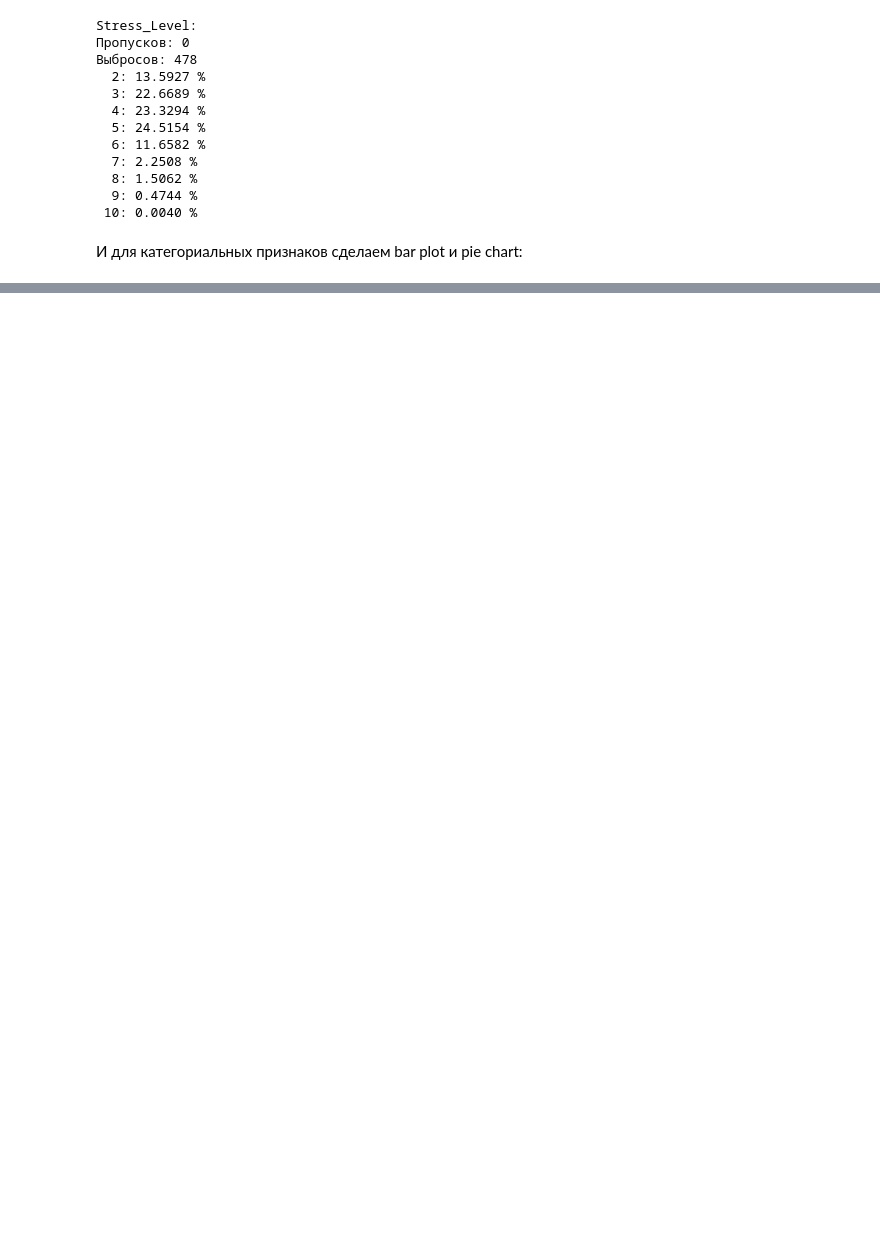
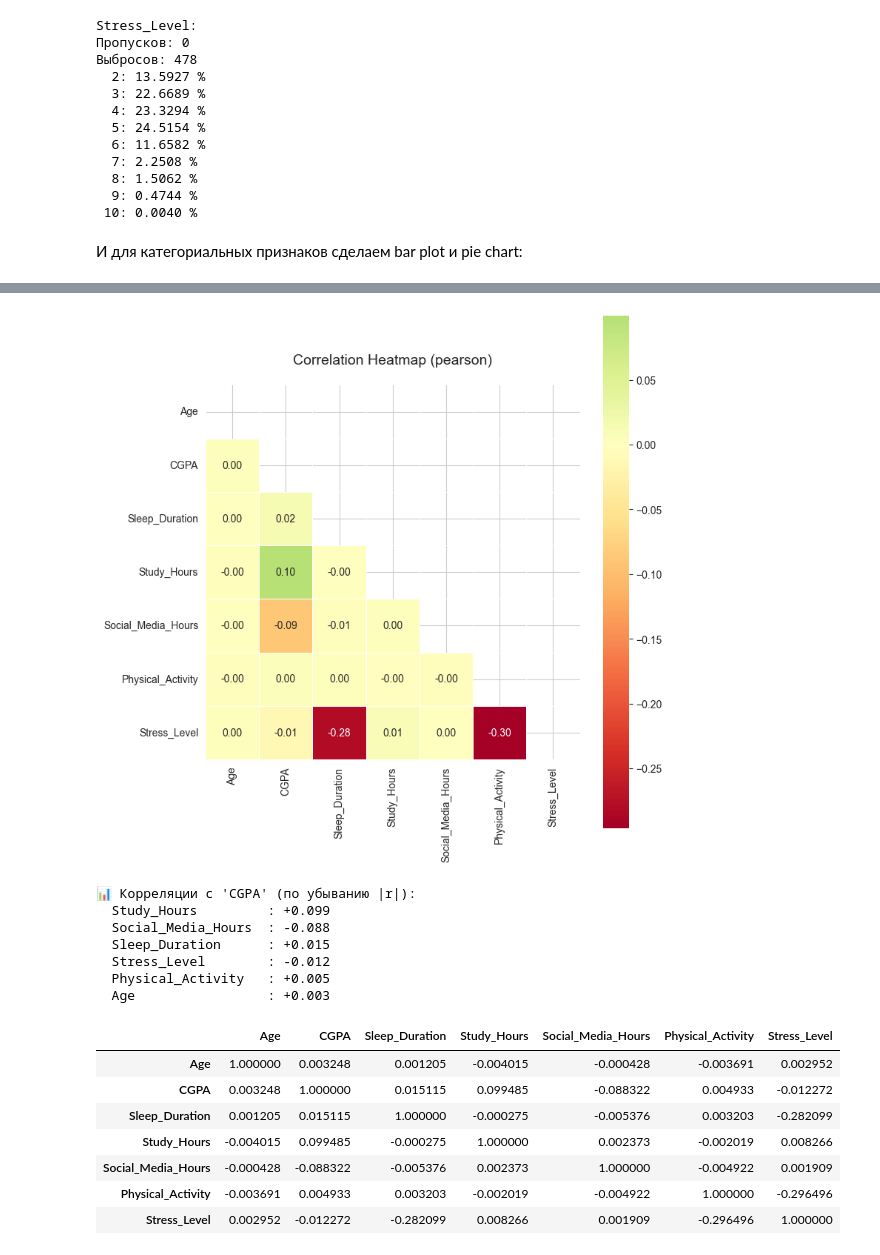
Before and after one commit to miniMlena/MAI_ML_lab1, a Jupyter notebook: task.ipynb, the cells around one changed output, grey strips where cells are left out. Drawn from its saved outputs; the diff is of its cells as text; code cells hidden in the pictures; blank space fills up the shorter version.

```diff
--- a/task.ipynb
+++ b/task.ipynb
@@ -322,0 +414,51 @@ for col in cat_columns:
+# %%
+def plot_correlation_heatmap(df, target_col=None, method='pearson', threshold=0.7):
+    """
+    Построение heatmap корреляций + анализ связей с таргетом
+
+    Parameters:
+    -----------
+    df : pd.DataFrame
+    target_col : str, optional — имя целевой переменной
+    method : str — 'pearson', 'spearman', 'kendall'
+    threshold : float — порог для выделения сильных корреляций
+    """
+    numeric = df.select_dtypes(include=[np.number])
+    corr = numeric.corr(method=method)
+
+    # Heatmap
+    plt.figure(figsize=(8, 8))
+    mask = np.triu(np.ones_like(corr, dtype=bool))
+    sns.heatmap(corr, mask=mask, annot=True, fmt='.2f', cmap='RdYlGn',
+                center=0, square=True, linewidths=0.5)
+    plt.title(f'Correlation Heatmap ({method})', fontsize=14, pad=20)
+    plt.tight_layout()
+    plt.show()
+
+    # Если есть таргет — показываем корреляции с ним
+    if target_col and target_col in corr.columns:
+        target_corr = corr[target_col].drop(target_col).sort_values(ascending=False, key=abs)
+        print(f"\n📊 Корреляции с '{target_col}' (по убыванию |r|):")
+        for feat, val in target_corr.items():
+            print(f"  {feat:20s}: {val:+.3f}")
+
+    return corr
+
+plot_correlation_heatmap(df, 'CGPA')
+# %% [output]
+[figure, added]
+📊 Корреляции с 'CGPA' (по убыванию |r|):
+  Study_Hours         : +0.099
+  Social_Media_Hours  : -0.088
+  Sleep_Duration      : +0.015
+  Stress_Level        : -0.012
+  Physical_Activity   : +0.005
+  Age                 : +0.003
+|  | Age | CGPA | Sleep_Duration | Study_Hours | Social_Media_Hours | Physical_Activity | Stress_Level |
+| Age | 1.000000 | 0.003248 | 0.001205 | -0.004015 | -0.000428 | -0.003691 | 0.002952 |
+| CGPA | 0.003248 | 1.000000 | 0.015115 | 0.099485 | -0.088322 | 0.004933 | -0.012272 |
+| Sleep_Duration | 0.001205 | 0.015115 | 1.000000 | -0.000275 | -0.005376 | 0.003203 | -0.282099 |
+| Study_Hours | -0.004015 | 0.099485 | -0.000275 | 1.000000 | 0.002373 | -0.002019 | 0.008266 |
+| Social_Media_Hours | -0.000428 | -0.088322 | -0.005376 | 0.002373 | 1.000000 | -0.004922 | 0.001909 |
+| Physical_Activity | -0.003691 | 0.004933 | 0.003203 | -0.002019 | -0.004922 | 1.000000 | -0.296496 |
+| Stress_Level | 0.002952 | -0.012272 | -0.282099 | 0.008266 | 0.001909 | -0.296496 | 1.000000 |
```
Also changed, not shown: parts of 13 cells of this notebook.
